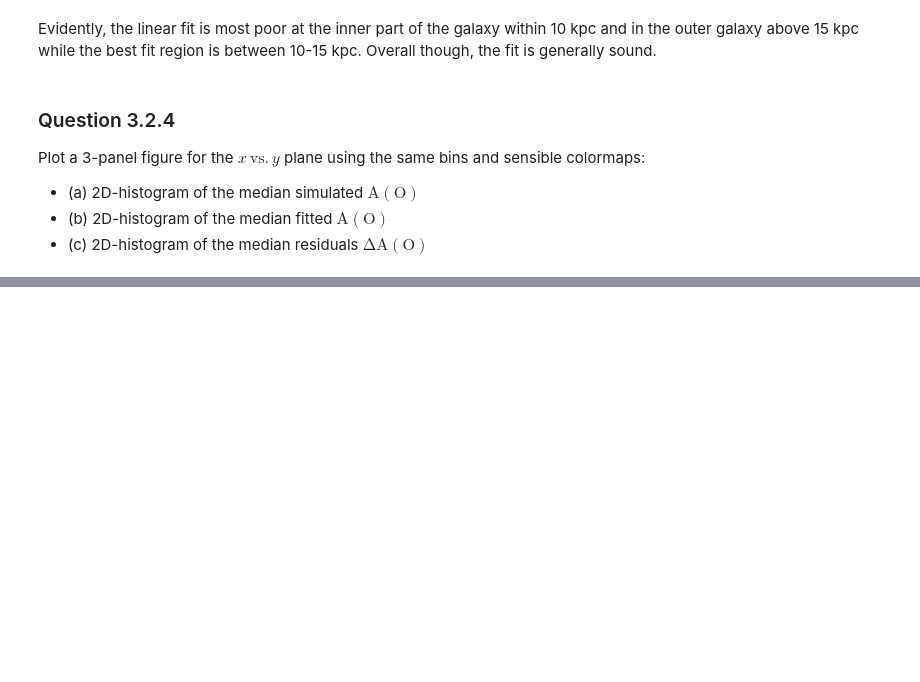
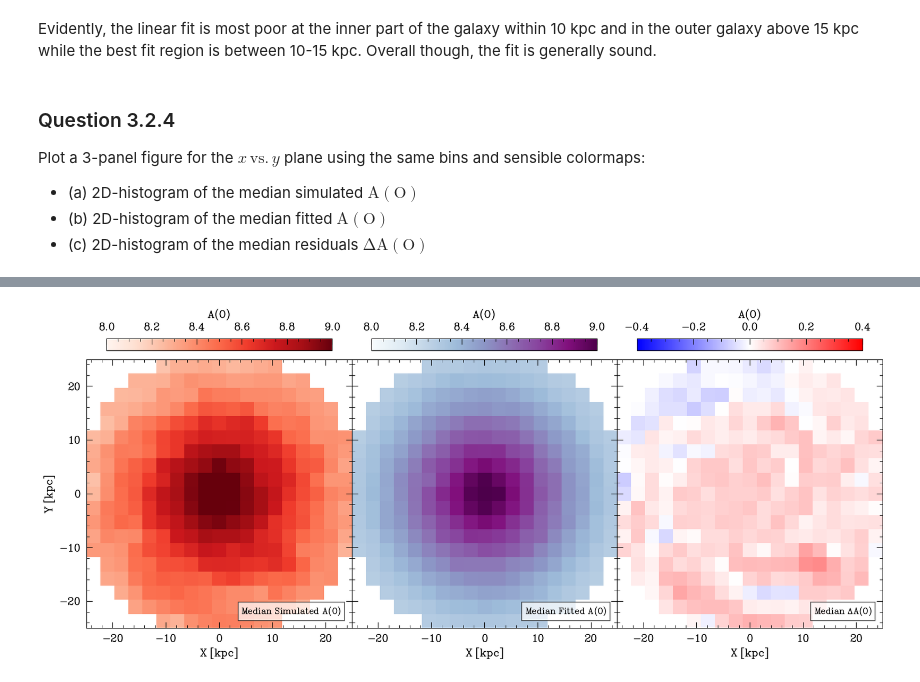
Before and after one commit to Pat-OC/astr_4004_a3, a Jupyter notebook: a3_q2_notebook.ipynb, the cells around one changed output, grey strips where cells are left out. Saved outputs shown, nothing was run; the diff lists cells and outputs as text; code cells hidden in the pictures; blank space fills up the shorter version.

```diff
--- a/a3_q2_notebook.ipynb
+++ b/a3_q2_notebook.ipynb
@@ -316,0 +435,85 @@ The choice of 2D bins is motivated by the aim to capture structural features in
+# %%
+## let's investigate what would happen in the case of too little or too many bins
+
+# set the number of bins (too little)
+nbin = 20
+
+# get the x,y bin edges
+bins_x = np.linspace(np.min(xarr), np.max(xarr), nbin)
+bins_y = np.linspace(np.min(yarr), np.max(yarr), nbin)
+
+# calculate the median simulated A(O)
+median_sim_AO = binned_statistic_2d(xarr, yarr, gas_met_arr, statistic='median', bins=[bins_x, bins_y])[0]
+
+# calculate the median fitted A(O)
+median_fit_AO = binned_statistic_2d(xarr, yarr, projected_fit_AO, statistic='median', bins=[bins_x, bins_y])[0]
+
+# calculate the median residuals
+median_residuals = median_sim_AO - median_fit_AO
+
+# create a 3 panel
+fig, axs = plt.subplots(1,3, figsize=(14, 5), sharey=True)
+
+plt.subplots_adjust(wspace=-1)
+
+## (a) median simualted A(O)
+im1 = axs[0].imshow(median_sim_AO, origin='lower', aspect='auto', extent=[bins_x[0], bins_x[-1], bins_y[0], bins_y[-1]], cmap='Reds', vmin=8, vmax=9)
+
+# add text to describe what the plot is showing
+axs[0].text(0.96, 0.04, 'Median Simulated $\mathrm{A(O)}$', transform=axs[0].transAxes,
+            fontsize=12, ha='right', va='bottom', bbox=dict(facecolor='white', alpha=0.7))
+
+axs[0].set_xlabel('X [kpc]')
+axs[0].set_ylabel('Y [kpc]')
+
+# add a colour bar above the plot
+cax1 = fig.add_axes([0.0745, 1.03, 0.269, 0.04])
+cbar1 = fig.colorbar(im1, cax=cax1, orientation='horizontal')
+cbar1.set_label('A(O)', labelpad=-50)
+cbar1.ax.xaxis.set_label_position('bottom')
+
+cbar1.ax.xaxis.set_ticks_position('top')
+cbar1.ax.xaxis.set_tick_params(labeltop=True)
+
+
+## (b) median simualted A(O)
+im2 = axs[1].imshow(median_fit_AO, origin='lower', aspect='auto', extent=[bins_x[0], bins_x[-1], bins_y[0], bins_y[-1]], cmap='BuPu',  vmin=8, vmax=9)
+
+# add text to describe what the plot is showing
+axs[1].text(0.96, 0.04, 'Median Fitted $\mathrm{A(O)}$', transform=axs[1].transAxes,
+            fontsize=12, ha='right', va='bottom', bbox=dict(facecolor='white', alpha=0.7))
+
+axs[1].set_xlabel('X [kpc]')
+
+
+# add a colour bar above the plot
+cax2 = fig.add_axes([0.08 +  0.3105, 1.03, 0.269, 0.04])
+cbar2 = fig.colorbar(im2, cax=cax2, orientation='horizontal')
+cbar2.set_label('A(O)', labelpad=-50)
+cbar2.ax.xaxis.set_label_position('bottom')
+
+cbar2.ax.xaxis.set_ticks_position('top')
+cbar2.ax.xaxis.set_tick_params(labeltop=True)
+
+
+# (c) 2D-histogram of the median residuals ∆A(O)
+im3 = axs[2].imshow(median_residuals, origin='lower', aspect='auto', extent=[bins_x[0], bins_x[-1], bins_y[0], bins_y[-1]],
+                    cmap='bwr', vmin=-0.4, vmax=0.4) # set the vmin and vmax so the residual colour map diverges from 0.0
+
+axs[2].text(0.96, 0.04, 'Median $\Delta\mathrm{A(O)}$', transform=axs[2].transAxes,
+            fontsize=12, ha='right', va='bottom', bbox=dict(facecolor='white', alpha=0.7))
+
+axs[2].set_xlabel('X [kpc]')
+
+# add a colour bar above the plot
+cax3 = fig.add_axes([0.080 +  0.627, 1.03, 0.269, 0.04])
+cbar3 = fig.colorbar(im3, cax=cax3, orientation='horizontal')
+cbar3.set_label('A(O)', labelpad=-50)
+cbar3.ax.xaxis.set_label_position('bottom')
+cbar3.ax.xaxis.set_ticks_position('top')
+cbar3.ax.xaxis.set_tick_params(labeltop=True)
+
+
+plt.tight_layout(pad=0)
+# %% [output]
+[figure, added]
```
Also changed, not shown: parts of 25 cells of this notebook, 10 other files.
